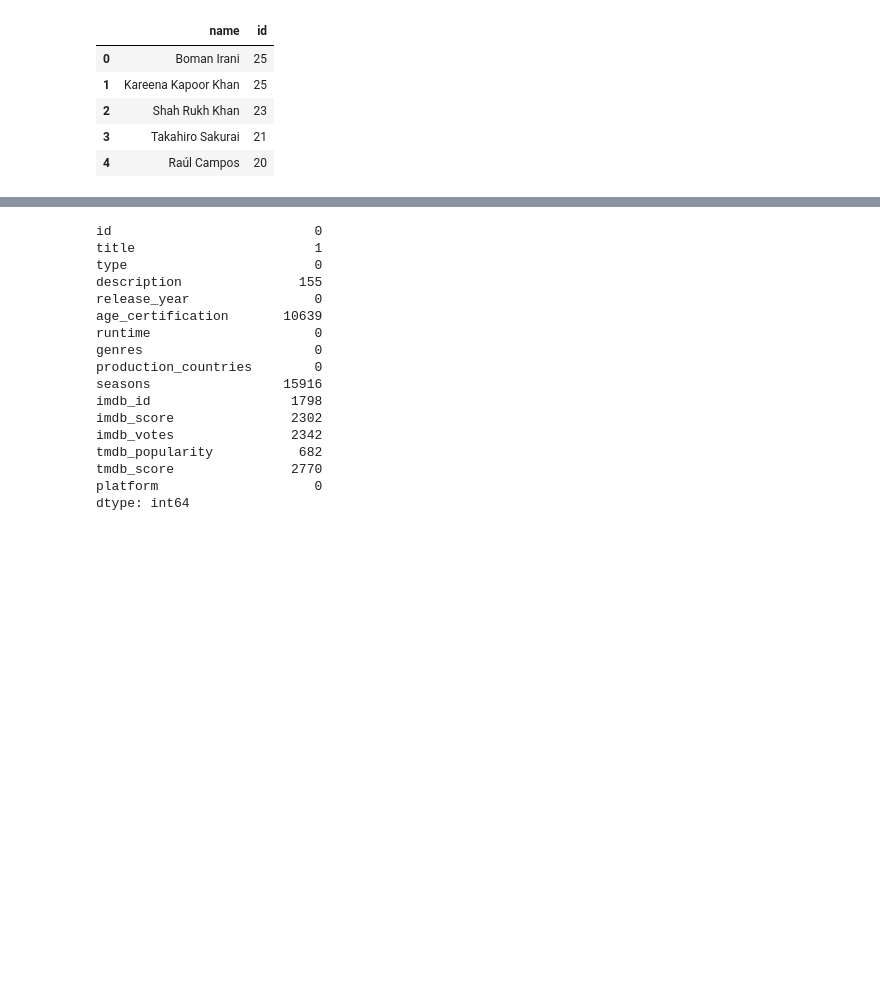
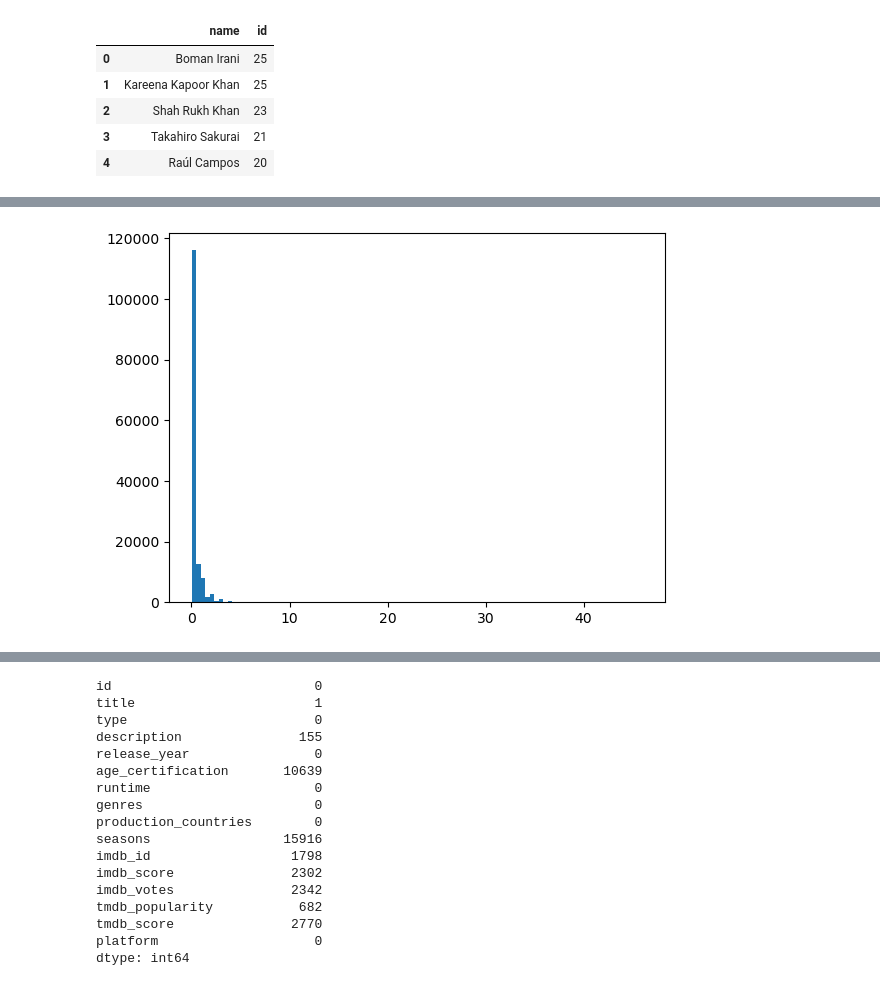
Before and after one commit to arjunlokur/StreamOracle, a Jupyter notebook: Capstone.ipynb, the cells around one changed output, grey strips where cells are left out. Saved outputs shown, nothing was run; the diff lists cells and outputs as text; code cells hidden in the pictures; blank space fills up the shorter version.

```diff
--- a/Capstone.ipynb
+++ b/Capstone.ipynb
@@ -231,0 +371,4 @@ all_credits = pd.concat([netflix_credits,hbo_credits,disney_credits,prime_credit
+# %%
+title_count.rename(columns={'id':'count_of_titles'}, inplace=True)
+# %%
+merged_df = pd.merge(all_credits_new, title_count, on = 'name')
@@ -231,0 +391,4 @@ all_credits = pd.concat([netflix_credits,hbo_credits,disney_credits,prime_credit
+# %%
+merged_df['value'] = merged_df['count_of_titles']/(merged_df['mean_rank_without_outliers'])
+# %%
+list_of_values = merged_df[merged_df['role'] == 'ACTOR'].groupby(['name','role'])['value'].max().reset_index().sort_values(by='value',ascending=False)
@@ -231,0 +450,5 @@ all_credits = pd.concat([netflix_credits,hbo_credits,disney_credits,prime_credit
+# %%
+plt.hist(list_of_values['value'], bins = 100)
+plt.show()
+# %% [output]
+[figure, added]
```
Also changed, not shown: parts of 120 cells of this notebook.
